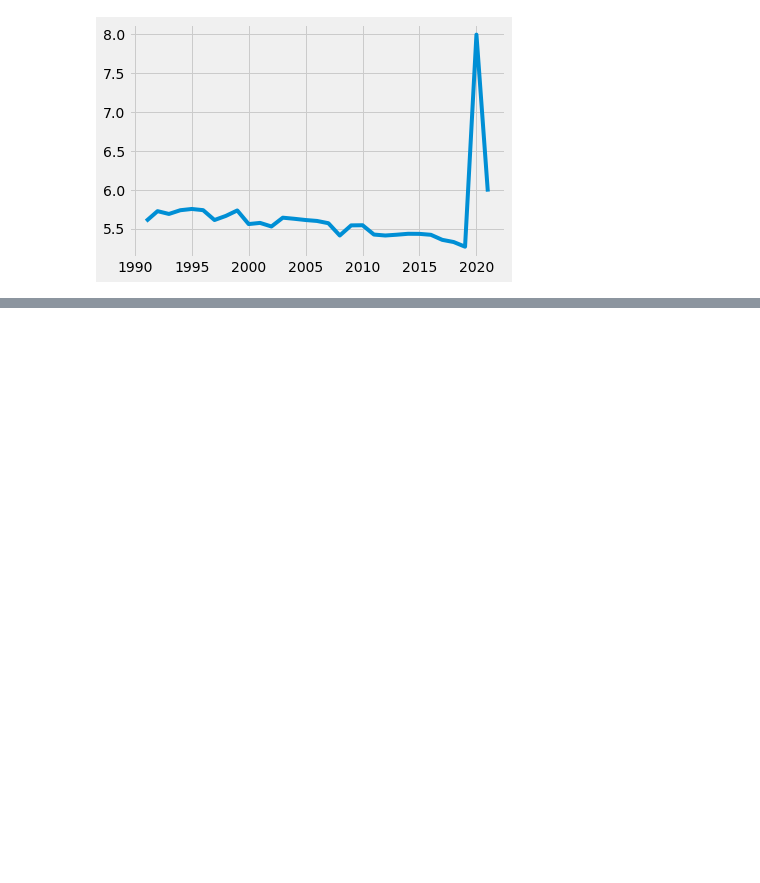
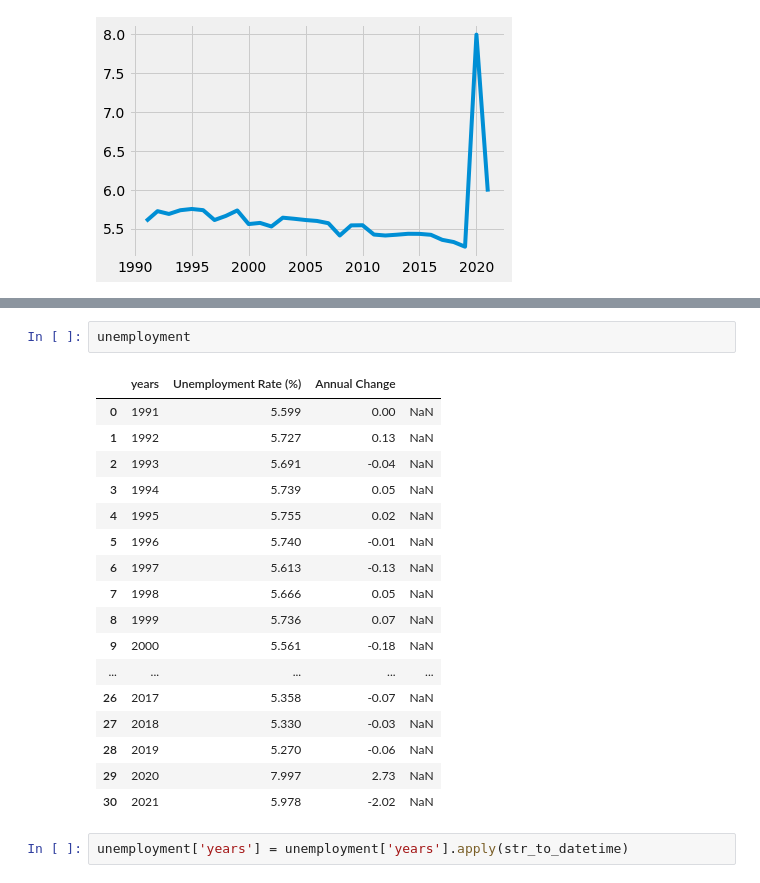
Before and after one commit to dipanshuhappy/probability-hackathon, a Jupyter notebook: economy sector/UnEmployement.ipynb, the cells around one changed output, grey strips where cells are left out. Drawn from its saved outputs; the diff is of its cells as text; blank space fills up the shorter version.

```diff
--- a/economy sector/UnEmployement.ipynb
+++ b/economy sector/UnEmployement.ipynb
@@ -21,0 +54,22 @@ plt.plot(years,unemploymentRate)
+# %%
+unemployment
+# %% [output]
+|  | years | Unemployment Rate (%) | Annual Change |  |
+| 0 | 1991 | 5.599 | 0.00 | NaN |
+| 1 | 1992 | 5.727 | 0.13 | NaN |
+| 2 | 1993 | 5.691 | -0.04 | NaN |
+| 3 | 1994 | 5.739 | 0.05 | NaN |
+| 4 | 1995 | 5.755 | 0.02 | NaN |
+| 5 | 1996 | 5.740 | -0.01 | NaN |
+| 6 | 1997 | 5.613 | -0.13 | NaN |
+| 7 | 1998 | 5.666 | 0.05 | NaN |
+| 8 | 1999 | 5.736 | 0.07 | NaN |
+| 9 | 2000 | 5.561 | -0.18 | NaN |
+| ... | ... | ... | ... | ... |
+| 26 | 2017 | 5.358 | -0.07 | NaN |
+| 27 | 2018 | 5.330 | -0.03 | NaN |
+| 28 | 2019 | 5.270 | -0.06 | NaN |
+| 29 | 2020 | 7.997 | 2.73 | NaN |
+| 30 | 2021 | 5.978 | -2.02 | NaN |
+# %%
+unemployment['years'] = unemployment['years'].apply(str_to_datetime)
```
Also changed, not shown: parts of 8 cells of this notebook, 3 other files.
